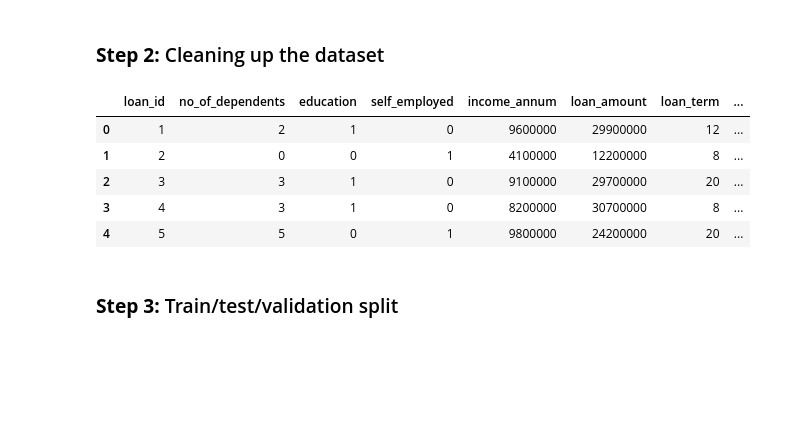
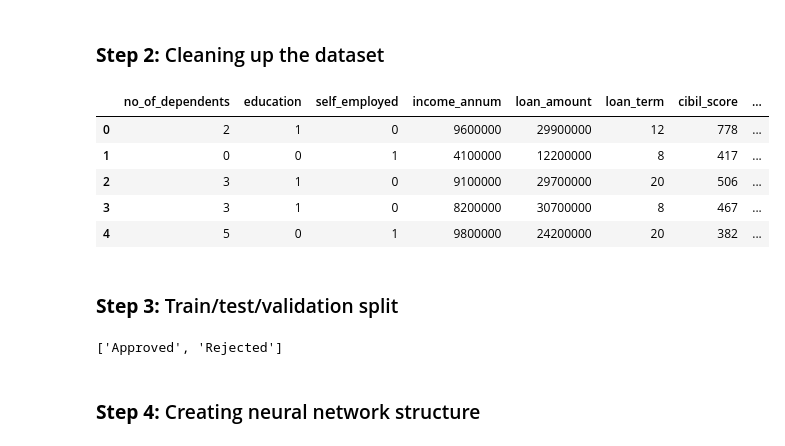
Before and after one commit to FabianZsolt/deeplearning, a Jupyter notebook: Assignments/Exercise project 2 - ANN for classification/Exercise project 2 - ANN for classification File.ipynb, the cells around one changed output. Cells and saved outputs as stored; diff of their text form; code cells hidden in the pictures; blank space fills up the shorter version.

```diff
--- a/Assignments/Exercise project 2 - ANN for classification/Exercise project 2 - ANN for classification File.ipynb
+++ b/Assignments/Exercise project 2 - ANN for classification/Exercise project 2 - ANN for classification File.ipynb
@@ -60,32 +60,38 @@ memory usage: 433.7+ KB
 # %%
 df["education"] =  df["education"].map({
     "Graduate" : 1,
     "Not Graduate" : 0
 })
 
 df["self_employed"] =  df["self_employed"].map({
     "Yes" : 1,
     "No" : 0
 })
 
-df["loan_status"] =  df["loan_status"].map({
-    "Approved" : 1,
-    "Rejected" : 0
-})
+df=df.drop(columns="loan_id")
 
 df.head()
 # %% [output]
-|  | loan_id | no_of_dependents | education | self_employed | income_annum | loan_amount | loan_term | ... |
-| 0 | 1 | 2 | 1 | 0 | 9600000 | 29900000 | 12 | ... |
-| 1 | 2 | 0 | 0 | 1 | 4100000 | 12200000 | 8 | ... |
-| 2 | 3 | 3 | 1 | 0 | 9100000 | 29700000 | 20 | ... |
-| 3 | 4 | 3 | 1 | 0 | 8200000 | 30700000 | 8 | ... |
-| 4 | 5 | 5 | 0 | 1 | 9800000 | 24200000 | 20 | ... |
+|  | no_of_dependents | education | self_employed | income_annum | loan_amount | loan_term | cibil_score | ... |
+| 0 | 2 | 1 | 0 | 9600000 | 29900000 | 12 | 778 | ... |
+| 1 | 0 | 0 | 1 | 4100000 | 12200000 | 8 | 417 | ... |
+| 2 | 3 | 1 | 0 | 9100000 | 29700000 | 20 | 506 | ... |
+| 3 | 3 | 1 | 0 | 8200000 | 30700000 | 8 | 467 | ... |
+| 4 | 5 | 0 | 1 | 9800000 | 24200000 | 20 | 382 | ... |
 # %% [markdown]
 ### **Step 3:** Train/test/validation split
 # %%
 X = df.drop(columns="loan_status")
-y = df["loan_status"]
+y_temp = df["loan_status"]
 
-X_train, X_temp, y_train, y_temp = train_test_split(X, y, test_size=0.3)
-X_val, X_test, y_val, y_test = train_test_split(X_temp, y_temp, test_size=0.5)
+le = LabelEncoder()
+y_enc = le.fit_transform(y_temp)
+
+# Converting the label into a matrix form
+y = tf.keras.utils.to_categorical(y_enc)
+
+# save the categories into a helper list for later purposes
+categories = list(le.classes_)
+categories
+# %% [output]
+['Approved', 'Rejected']
@@ -91,0 +101,2 @@ X_val, X_test, y_val, y_test = train_test_split(X_temp, y_temp, test_size=0.5)
+# %% [markdown]
+### **Step 4:** Creating neural network structure
```
Also changed, not shown: parts of 16 cells of this notebook.
